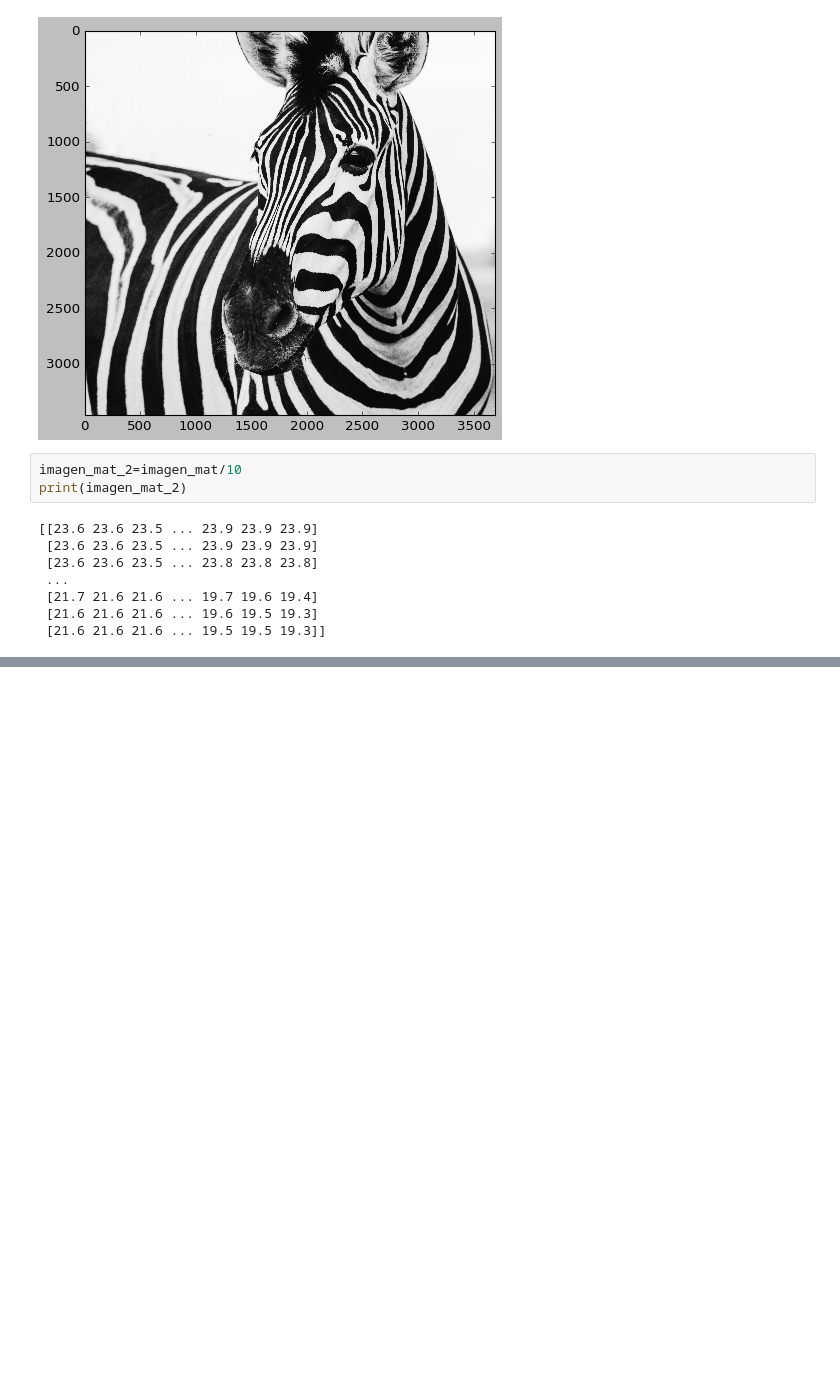
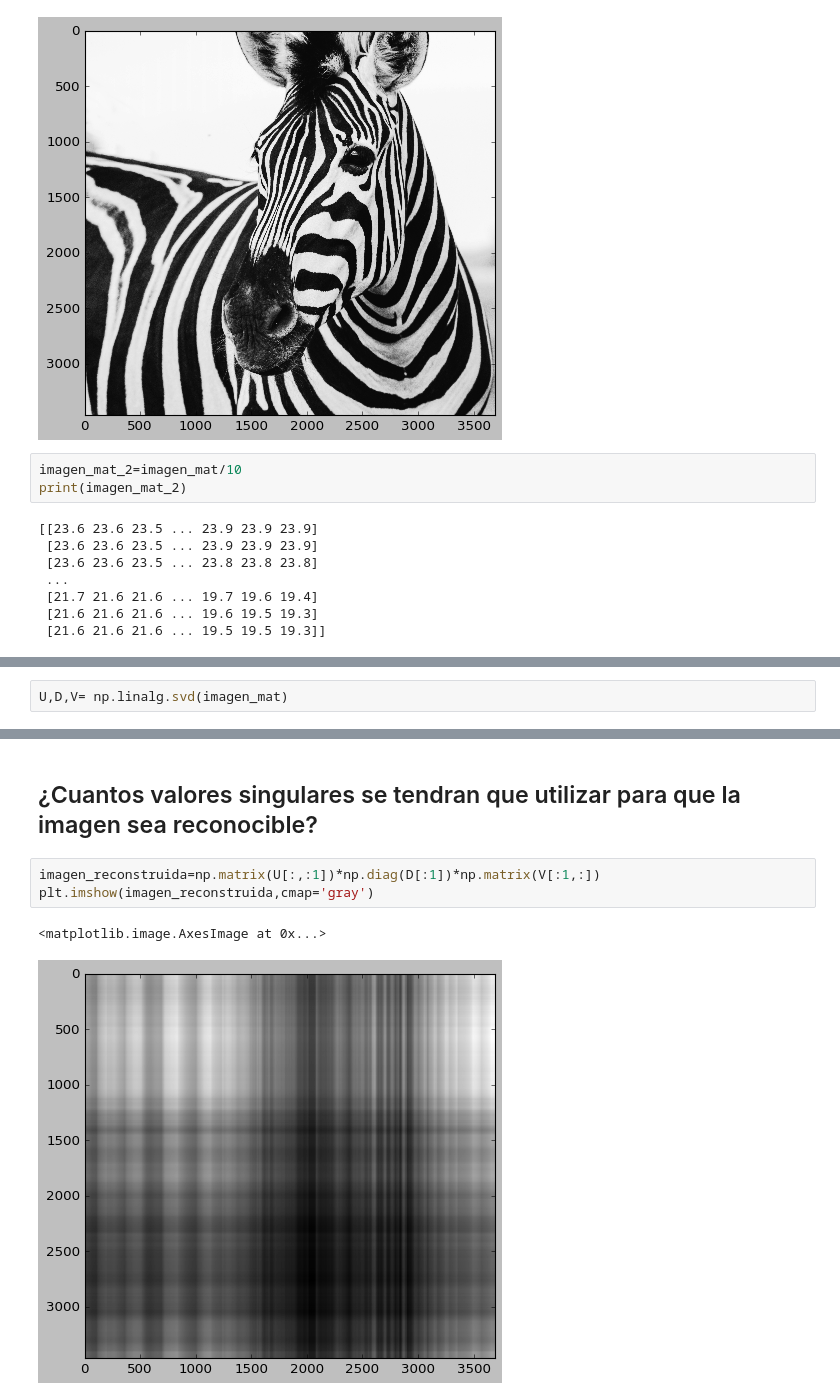
Before and after one commit to ian333/algebra-lineal-aplicada, a Jupyter notebook: SVD a una Imagen.ipynb, the cells around one changed output, grey strips where cells are left out. Saved outputs shown, nothing was run; the diff lists cells and outputs as text; blank space fills up the shorter version.

Commit message:
Se aplico SVD a una imagen con ejemplo de valores singulares

```diff
--- a/SVD a una Imagen.ipynb
+++ b/SVD a una Imagen.ipynb
@@ -65,0 +67,2 @@ print(np.max(imagen_mat))
+# %%
+U,D,V= np.linalg.svd(imagen_mat)
@@ -65,0 +79,8 @@ print(np.max(imagen_mat))
+# %% [markdown]
+## ¿Cuantos valores singulares se tendran que utilizar para que la imagen sea reconocible?
+# %%
+imagen_reconstruida=np.matrix(U[:,:1])*np.diag(D[:1])*np.matrix(V[:1,:])
+plt.imshow(imagen_reconstruida,cmap='gray')
+# %% [output]
+<matplotlib.image.AxesImage at 0x...>
+[figure, added]
```
Also changed, not shown: parts of 4 cells of this notebook, 1 other file.
